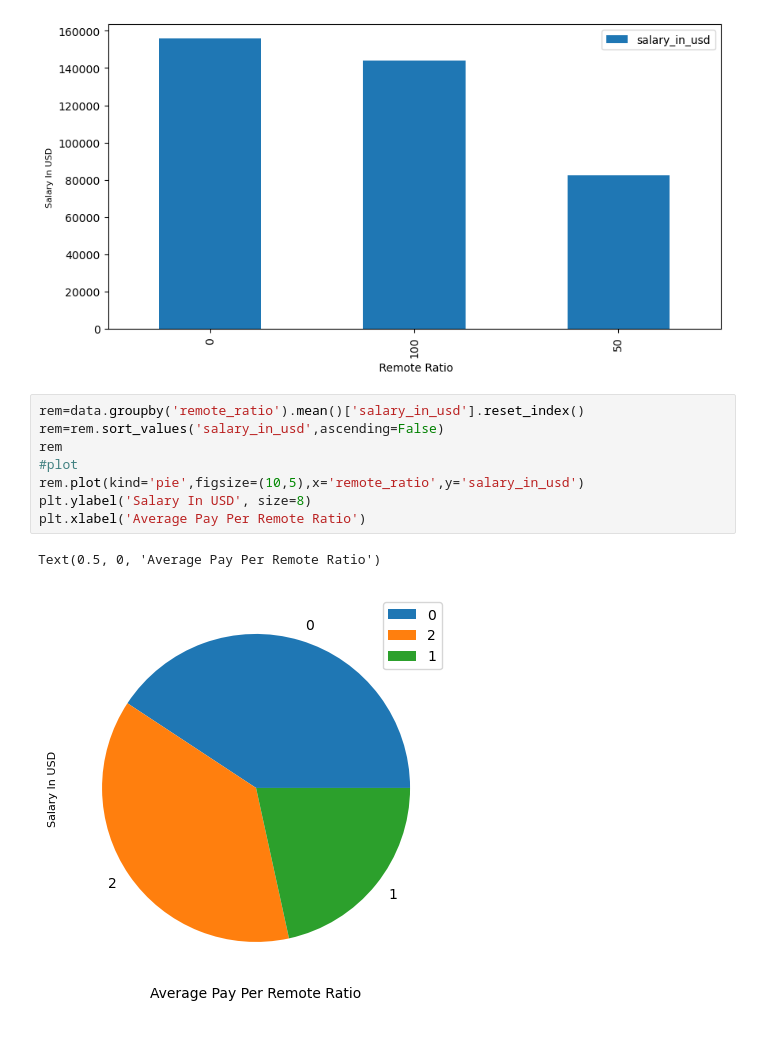
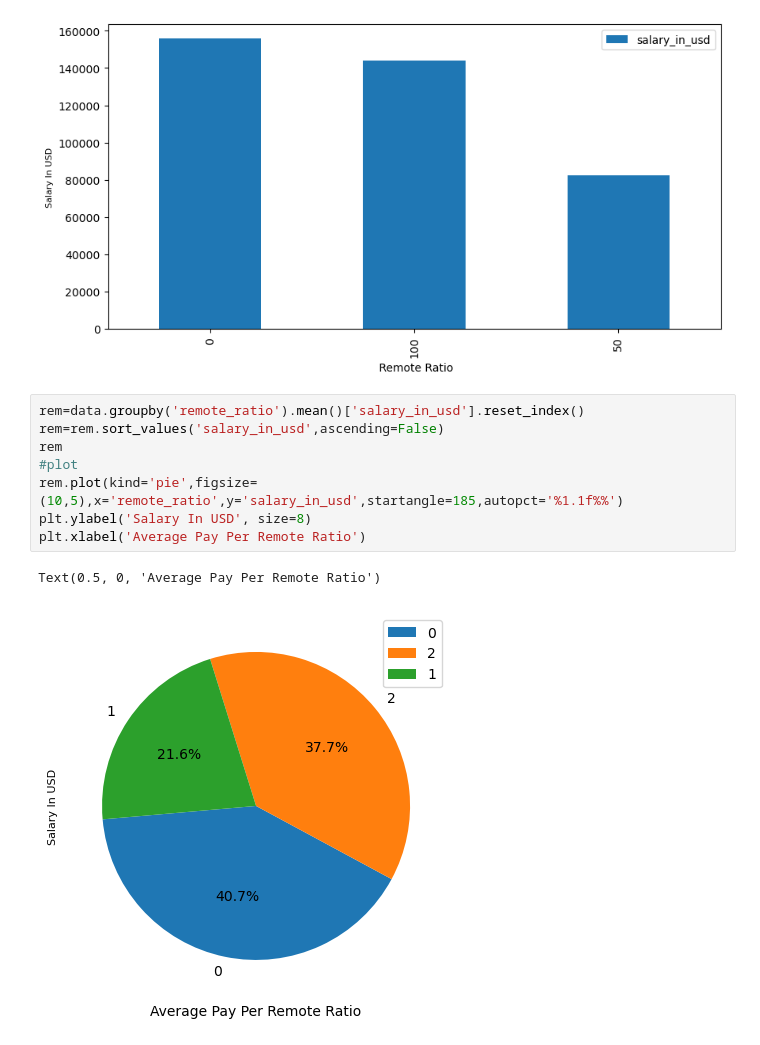
Before and after one commit to thundich/Project-1, a Jupyter notebook: Avg.Salary Vs Remote Jobs.ipynb, the cells around one changed output. Cells and saved outputs as stored; diff of their text form.

Commit message:
AvgSalaryVsRemoteJobsV2

```diff
--- a/Avg.Salary Vs Remote Jobs.ipynb
+++ b/Avg.Salary Vs Remote Jobs.ipynb
@@ -52,11 +64,11 @@ Text(0.5, 0, ' Remote Ratio')
 # %%
 rem=data.groupby('remote_ratio').mean()['salary_in_usd'].reset_index()
 rem=rem.sort_values('salary_in_usd',ascending=False)
 rem
 #plot
-rem.plot(kind='pie',figsize=(10,5),x='remote_ratio',y='salary_in_usd')
+rem.plot(kind='pie',figsize=(10,5),x='remote_ratio',y='salary_in_usd',startangle=185,autopct='%1.1f%%')
 plt.ylabel('Salary In USD', size=8)
 plt.xlabel('Average Pay Per Remote Ratio')
 # %% [output]
 Text(0.5, 0, 'Average Pay Per Remote Ratio')
-[figure, old version]
+[figure, new version]
```
Also changed, not shown: parts of 4 cells of this notebook.
